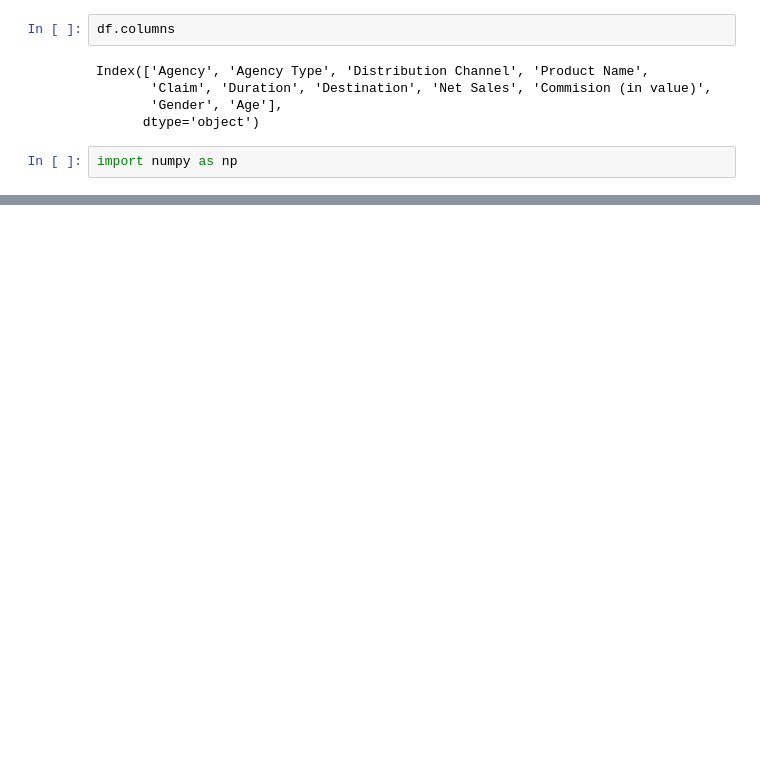
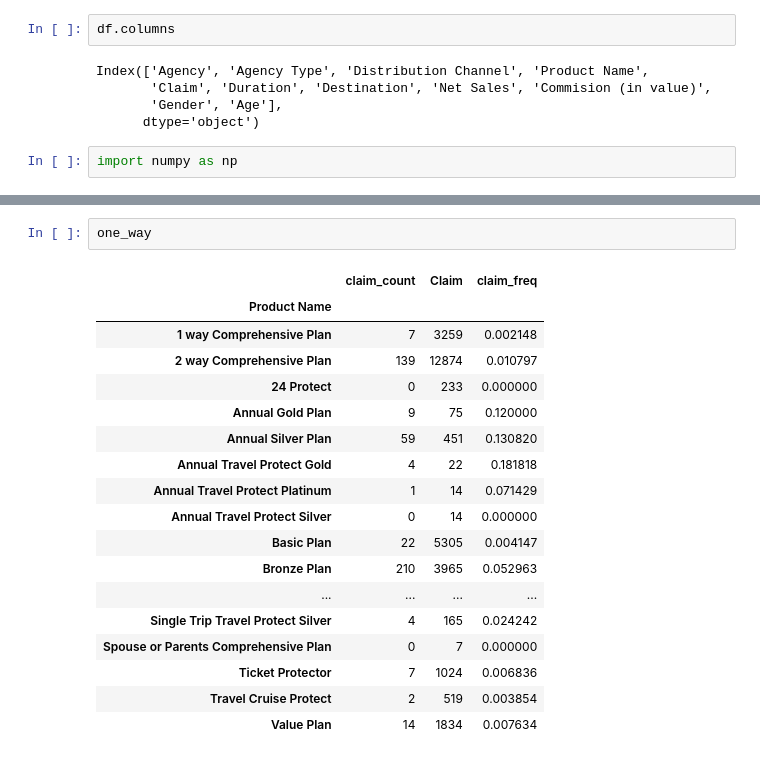
Before and after one commit to jtsw1990/ml-travel-insurance, a Jupyter notebook: interactive/eda.ipynb, the cells around one changed output, grey strips where cells are left out. Drawn from its saved outputs; the diff is of its cells as text; blank space fills up the shorter version.

```diff
--- a/interactive/eda.ipynb
+++ b/interactive/eda.ipynb
@@ -59,0 +96,21 @@ array(['Annual Silver Plan', 'Annual Gold Plan',
+# %%
+one_way
+# %% [output]
+|  | claim_count | Claim | claim_freq |
+| Product Name |  |  |  |
+| 1 way Comprehensive Plan | 7 | 3259 | 0.002148 |
+| 2 way Comprehensive Plan | 139 | 12874 | 0.010797 |
+| 24 Protect | 0 | 233 | 0.000000 |
+| Annual Gold Plan | 9 | 75 | 0.120000 |
+| Annual Silver Plan | 59 | 451 | 0.130820 |
+| Annual Travel Protect Gold | 4 | 22 | 0.181818 |
+| Annual Travel Protect Platinum | 1 | 14 | 0.071429 |
+| Annual Travel Protect Silver | 0 | 14 | 0.000000 |
+| Basic Plan | 22 | 5305 | 0.004147 |
+| Bronze Plan | 210 | 3965 | 0.052963 |
+| ... | ... | ... | ... |
+| Single Trip Travel Protect Silver | 4 | 165 | 0.024242 |
+| Spouse or Parents Comprehensive Plan | 0 | 7 | 0.000000 |
+| Ticket Protector | 7 | 1024 | 0.006836 |
+| Travel Cruise Protect | 2 | 519 | 0.003854 |
+| Value Plan | 14 | 1834 | 0.007634 |
```
Also changed, not shown: parts of 8 cells of this notebook, 8 other files.
